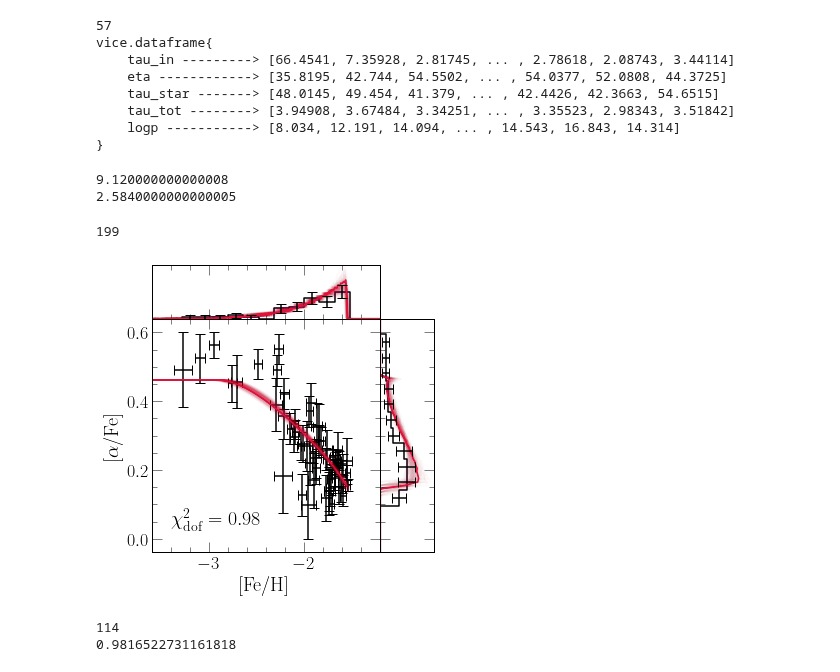
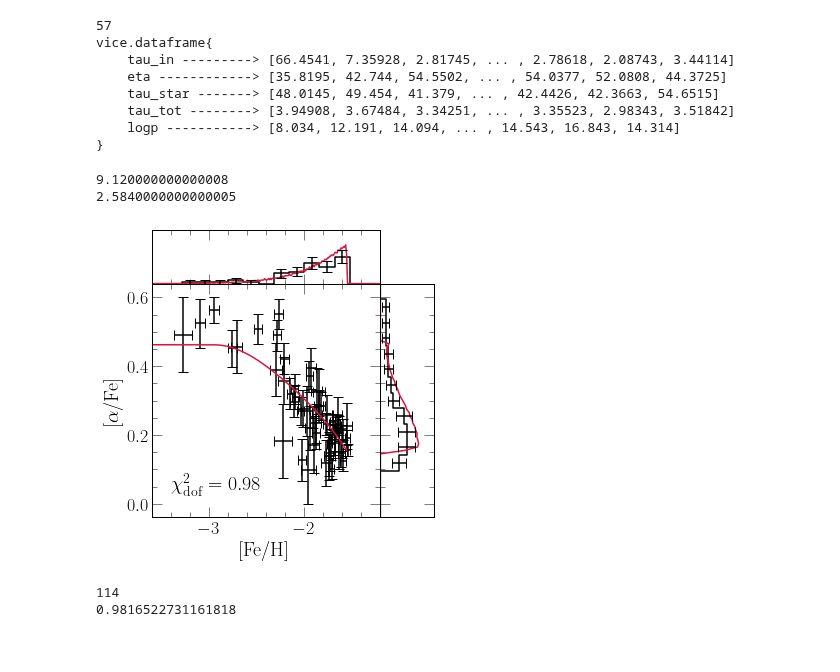
Before and after one commit to giganano/h3halo, a Jupyter notebook: notebooks/wukong.ipynb, the cells around one changed output. Cells and saved outputs as stored; diff of their text form; code cells hidden in the pictures.

```diff
--- a/notebooks/wukong.ipynb
+++ b/notebooks/wukong.ipynb
@@ -121,65 +121,64 @@ with vice.singlezone(name = "wukong") as sz:
     vice.yields.sneia.settings['fe'] = 1.23e-3
     bfout = sz.run(np.linspace(0, duration, 1001), overwrite = True, capture = True)
 
 ax.text(-3.4, 0.04, r"$\chi_\text{dof}^2 = 0.98$", fontsize = 20)
 ax.plot(bfout.history["[fe/h]"], bfout.history["[o/fe]"], c = named_colors()["crimson"])
 xvals = [(a + b) / 2 for a, b in zip(bfout.mdf["bin_edge_left"], bfout.mdf["bin_edge_right"])]
 top.plot(xvals, bfout.mdf["dn/d[fe/h]"], c = named_colors()["crimson"])
 right.plot(bfout.mdf["dn/d[o/fe]"], xvals, c = named_colors()["crimson"])
 
-random.seed(a = 0)
-n_subs = 200
-prob = [m.exp(_) for _ in chain["logp"]]
-norm = sum(prob)
-prob = [_ / norm for _ in prob]
-indeces = np.random.choice(list(range(len(prob))), p = prob, size = n_subs)
-kwargs = {"c": named_colors()["crimson"]}
+# random.seed(a = 0)
+# n_subs = 200
+# prob = [m.exp(_) for _ in chain["logp"]]
+# norm = sum(prob)
+# prob = [_ / norm for _ in prob]
+# indeces = np.random.choice(list(range(len(prob))), p = prob, size = n_subs)
+# kwargs = {"c": named_colors()["crimson"]}
 
-with vice.singlezone(name = "sampled") as sz:
-    sz.elements = ["fe", "o"]
-    sz.func = exponential(prefactor = 1000)
-    sz.mode = "ifr"
-    sz.Mg0 = 0
-    sz.nthreads = 2
-    sz.bins = np.linspace(-5, 1, 601)
-    xvals = [(a + b) / 2 for a, b in zip(sz.bins[1:], sz.bins[:-1])]
-    for i in range(n_subs):
-        sz.func.timescale = chain["tau_in"][indeces[i]]
-        sz.tau_star = chain["tau_star"][indeces[i]]
-        sz.eta = chain["eta"][indeces[i]]
-        sz.dt = chain["tau_tot"][indeces[i]] / 500
-        out = sz.run(np.linspace(0, chain["tau_tot"][indeces[i]], 501), overwrite = True, capture = True)
+# with vice.singlezone(name = "sampled") as sz:
+#     sz.elements = ["fe", "o"]
+#     sz.func = exponential(prefactor = 1000)
+#     sz.mode = "ifr"
+#     sz.Mg0 = 0
+#     sz.nthreads = 2
+#     sz.bins = np.linspace(-5, 1, 601)
+#     xvals = [(a + b) / 2 for a, b in zip(sz.bins[1:], sz.bins[:-1])]
+#     for i in range(n_subs):
+#         sz.func.timescale = chain["tau_in"][indeces[i]]
+#         sz.tau_star = chain["tau_star"][indeces[i]]
+#         sz.eta = chain["eta"][indeces[i]]
+#         sz.dt = chain["tau_tot"][indeces[i]] / 500
+#         out = sz.run(np.linspace(0, chain["tau_tot"][indeces[i]], 501), overwrite = True, capture = True)
 
-        ax.plot(out.history["[fe/h]"], out.history["[o/fe]"], alpha = 0.02, **kwargs)
-        top.plot(xvals, out.mdf["dn/d[fe/h]"], alpha = 0.01, **kwargs)
-        right.plot(out.mdf["dn/d[o/fe]"], xvals, alpha = 0.01, **kwargs)
-        sys.stdout.write("\r%d" % (i))
-    sys.stdout.write("\n")
+#         ax.plot(out.history["[fe/h]"], out.history["[o/fe]"], alpha = 0.02, **kwargs)
+#         top.plot(xvals, out.mdf["dn/d[fe/h]"], alpha = 0.01, **kwargs)
+#         right.plot(out.mdf["dn/d[o/fe]"], xvals, alpha = 0.01, **kwargs)
+#         sys.stdout.write("\r%d" % (i))
+#     sys.stdout.write("\n")
 
 plt.tight_layout()
 plt.subplots_adjust(right = 0.8, top = 0.8)
 top.set_position([
     ax.get_position().x0,
     ax.get_position().y1,
     ax.get_position().x1 - ax.get_position().x0,
     0.15
 ])
 right.set_position([
     ax.get_position().x1,
     ax.get_position().y0,
     0.15,
     ax.get_position().y1 - ax.get_position().y0
 ])
-for ext in ["pdf", "jpeg"]:
-    kwargs = {}
-    if ext == "jpeg": kwargs["dpi"] = 200
-    plt.savefig("../paper/wukong_bestfit.%s" % (ext), **kwargs)
+# for ext in ["pdf", "jpeg"]:
+#     kwargs = {}
+#     if ext == "jpeg": kwargs["dpi"] = 200
+#     plt.savefig("../paper/wukong_bestfit.%s" % (ext), **kwargs)
 plt.show()
 # %% [output]
 9.120000000000008
 2.5840000000000005
-199
-[figure, old version]
+[figure, new version]
 # %%
 cosmological_age = 13.2
 quantities = list(filter(lambda _: not _.endswith("_err"), data.keys()))
```
Also changed, not shown: parts of 1 cell of this notebook, 3 other files.
